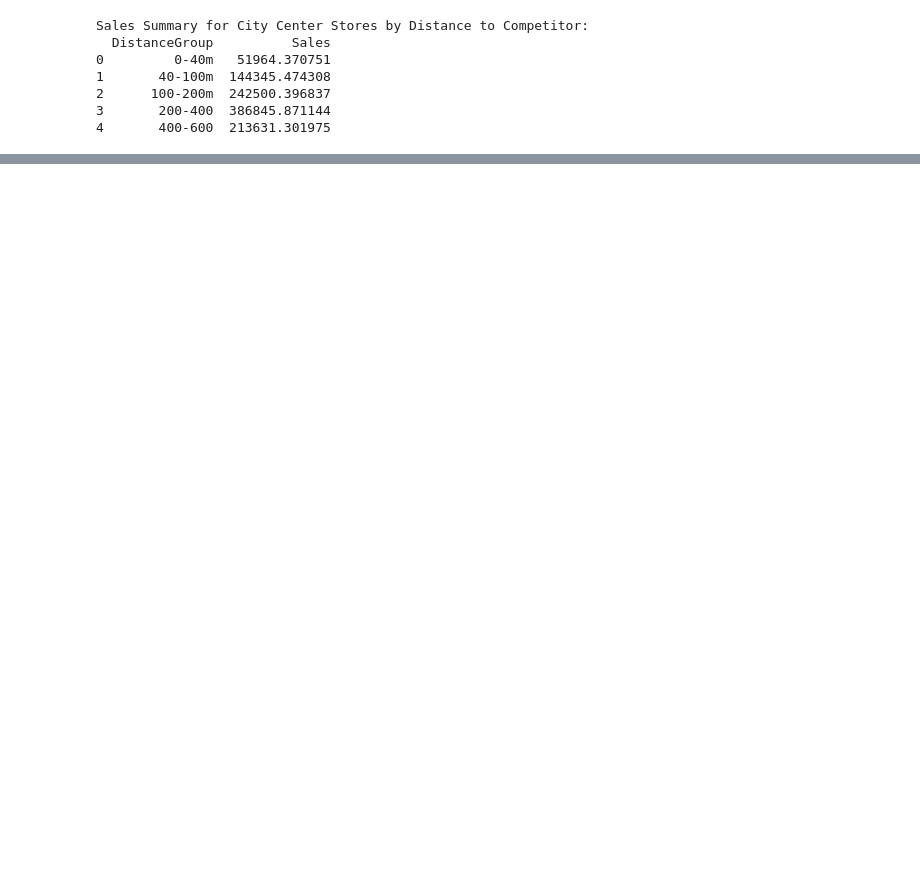
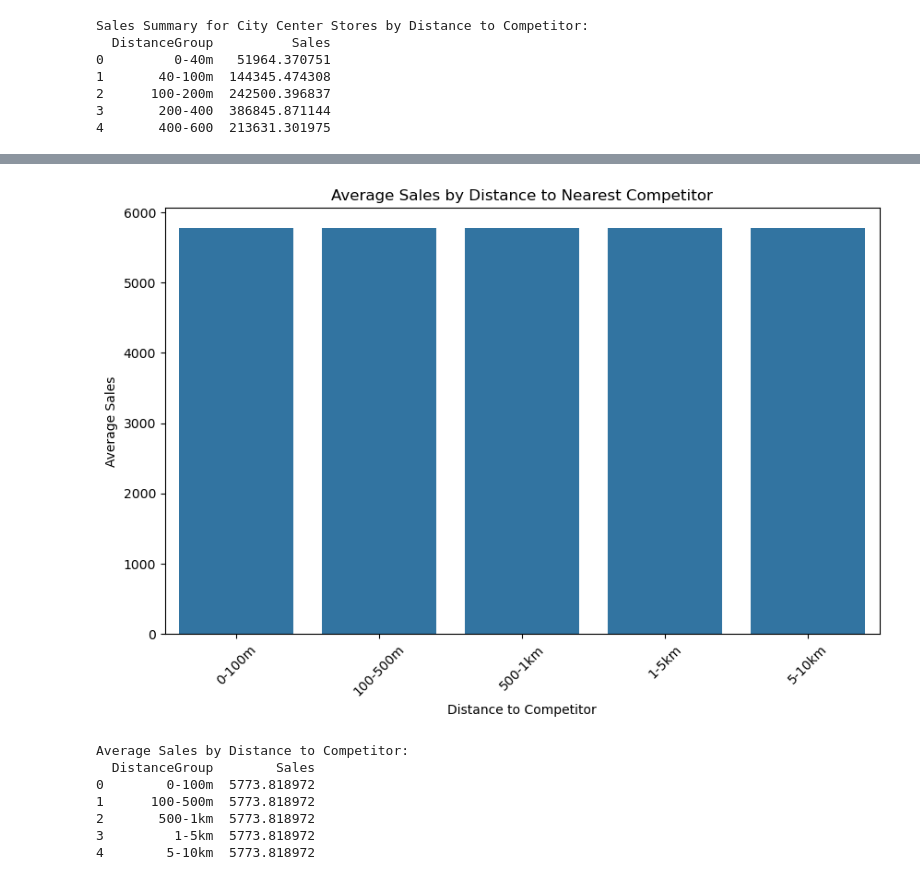
Before and after one commit to nadianesib4334/Rossman_phrmaceuticals, a Jupyter notebook: EDA.ipynb, the cells around one changed output, grey strips where cells are left out. Saved outputs shown, nothing was run; the diff lists cells and outputs as text; code cells hidden in the pictures; blank space fills up the shorter version.

```diff
--- a/EDA.ipynb
+++ b/EDA.ipynb
@@ -1217,0 +1238,31 @@ Sales Summary for City Center Stores by Distance to Competitor:
+# %%
+# Analyze average sales based on different ranges of CompetitionDistance
+# Create bins
+bins = [0, 100, 500, 1000, 5000, 10000]
+labels = ['0-100m', '100-500m', '500-1km', '1-5km', '5-10km']
+merged_data['DistanceGroup'] = pd.cut(merged_data['CompetitionDistance'], bins=bins, labels=labels)
+
+# Group by distance and calculate average sales
+distance_sales = merged_data.groupby('DistanceGroup')['Sales'].mean().reset_index()
+
+# Plotting average sales by distance to competitor
+plt.figure(figsize=(10, 6))
+sns.barplot(data=distance_sales, x='DistanceGroup', y='Sales')
+plt.title('Average Sales by Distance to Nearest Competitor')
+plt.xlabel('Distance to Competitor')
+plt.ylabel('Average Sales')
+plt.xticks(rotation=45)
+plt.show()
+
+# Display the average sales by distance
+print("Average Sales by Distance to Competitor:")
+print(distance_sales)
+# %% [output]
+[figure, added]
+Average Sales by Distance to Competitor:
+  DistanceGroup        Sales
+0        0-100m  5773.818972
+1      100-500m  5773.818972
+2       500-1km  5773.818972
+3         1-5km  5773.818972
+4        5-10km  5773.818972
```
Also changed, not shown: parts of 4 cells of this notebook.
